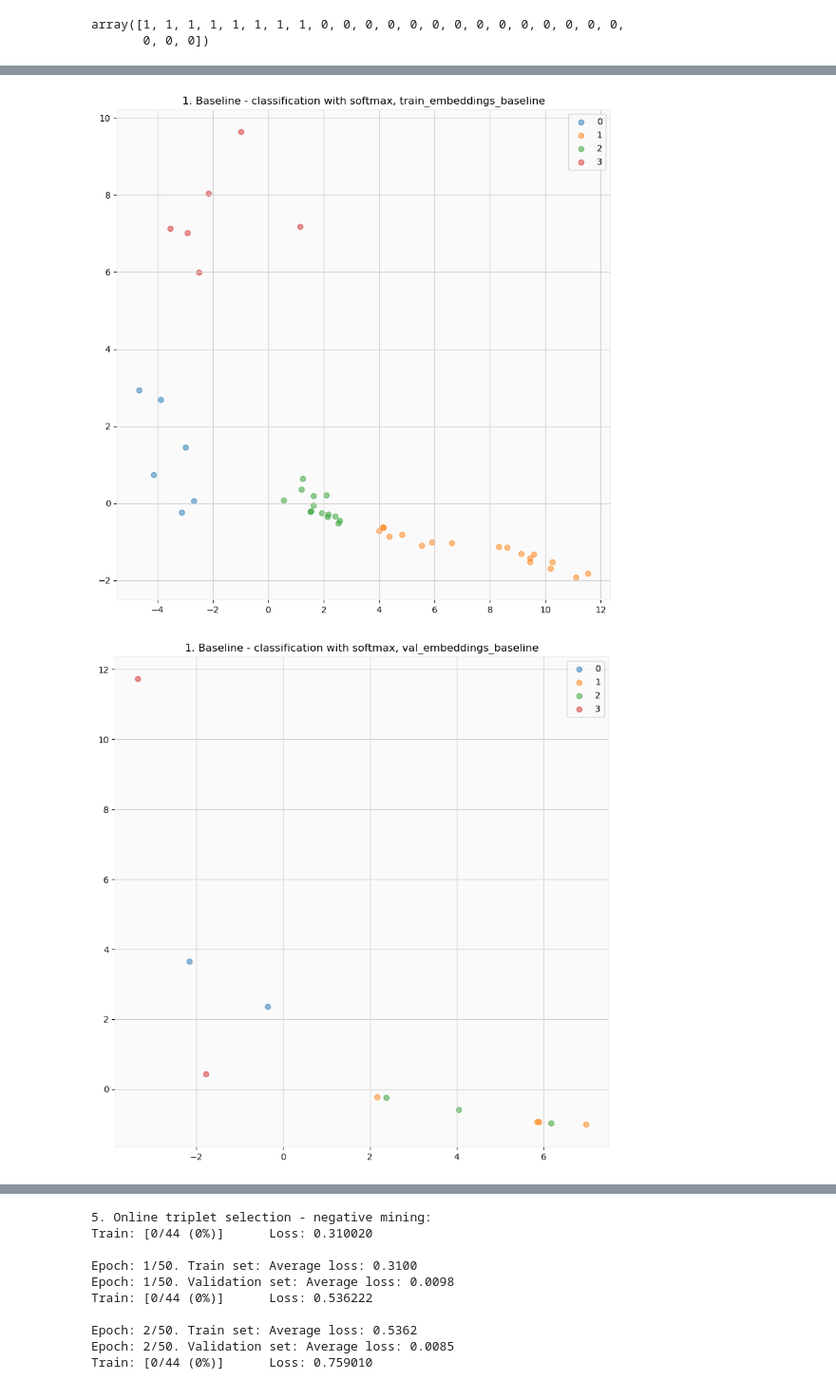
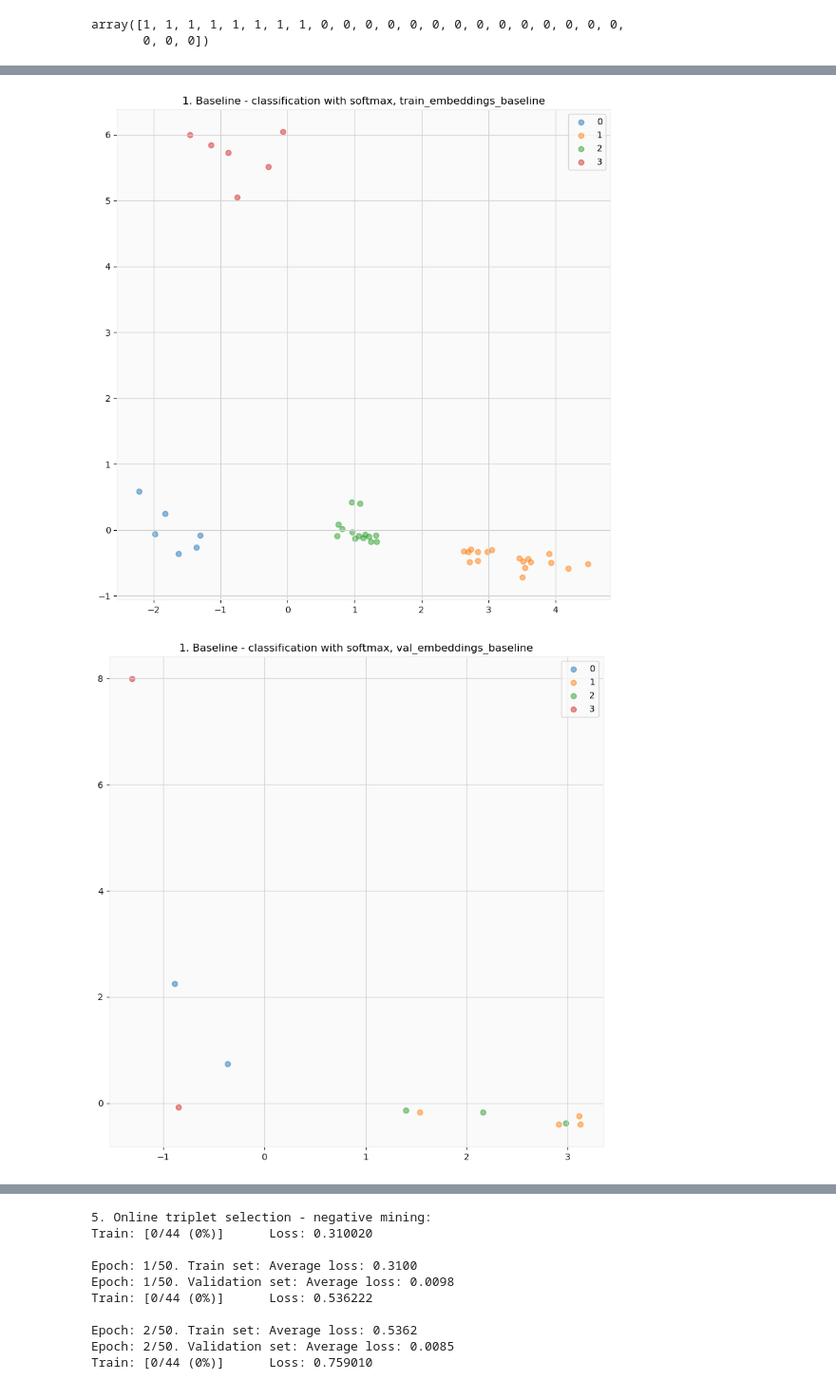
Before and after one commit to seacatgm/siamse_triplet_trade, a Jupyter notebook: notebook.ipynb, the cells around one changed output, grey strips where cells are left out. Shown at 95% size. Saved outputs shown, nothing was run; the diff lists cells and outputs as text; code cells hidden in the pictures.

```diff
--- a/notebook.ipynb
+++ b/notebook.ipynb
@@ -170,10 +164,10 @@ model = ClassificationNet(embedding_net, n_classes=n_classes).double()
 if cuda:
     model.cuda()
 loss_fn = torch.nn.NLLLoss()
-lr = 1e-2
+lr = 1e-3
 optimizer = optim.Adam(model.parameters(), lr=lr)
 scheduler = lr_scheduler.StepLR(optimizer, 8, gamma=0.1, last_epoch=-1)
-n_epochs = 20
+n_epochs = 50
 log_interval = 50
 
 fit(train_loader, test_loader, model, loss_fn, optimizer, scheduler, n_epochs, cuda, log_interval,
@@ -204,5 +198,5 @@ Epoch: 20/20. Validation set: Average loss: 0.9592      Accuracy: 54.54545454545
-[figure, old version]
+[figure, new version]
-[figure, old version]
+[figure, new version]
 # %%
 cuda = torch.cuda.is_available()
 
```
Also changed, not shown: parts of 5 cells of this notebook, 2 other files.
